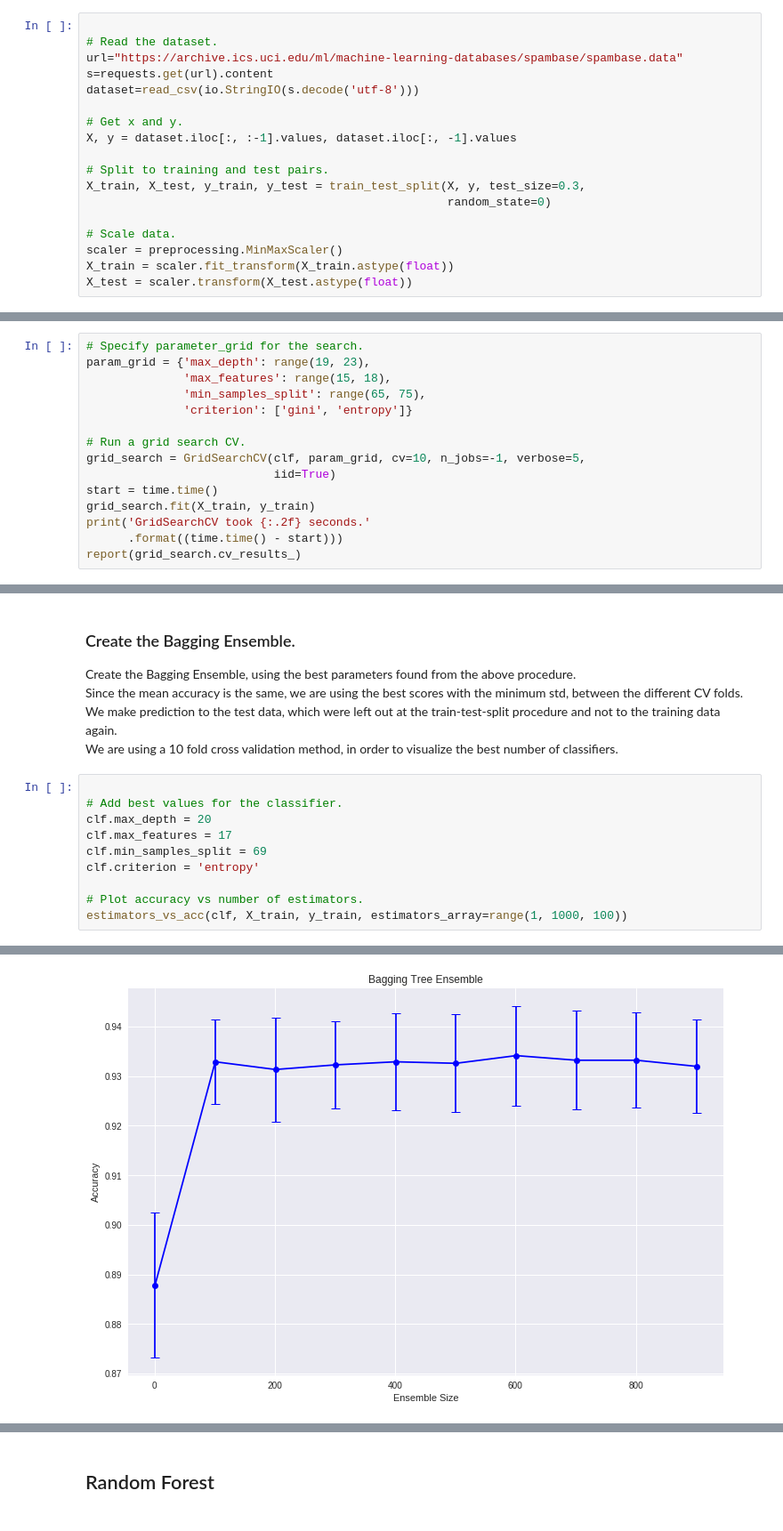
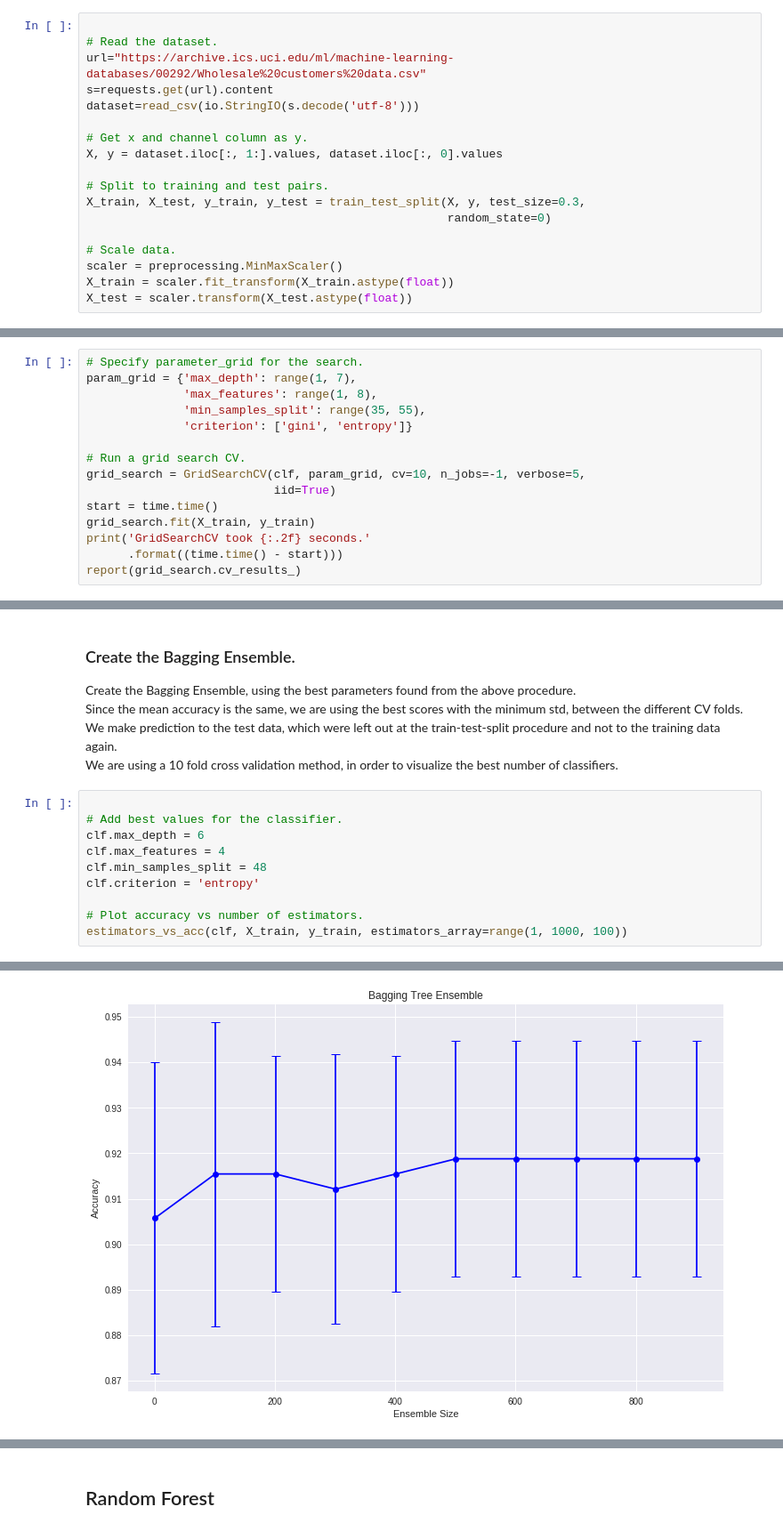
Before and after one commit to Adamantios/Ensembles-CSL-Imb_Learning-Models_Comparison, a Jupyter notebook: PartA.ipynb, the cells around one changed output, grey strips where cells are left out. Shown at 89% size. Drawn from its saved outputs; the diff is of its cells as text.

```diff
--- a/PartA.ipynb
+++ b/PartA.ipynb
@@ -3961,12 +3984,12 @@ F1             0.9331
 # %%
 
 # Read the dataset.
-url="https://archive.ics.uci.edu/ml/machine-learning-databases/spambase/spambase.data"
+url="https://archive.ics.uci.edu/ml/machine-learning-databases/00292/Wholesale%20customers%20data.csv"
 s=requests.get(url).content
 dataset=read_csv(io.StringIO(s.decode('utf-8')))
 
-# Get x and y.
-X, y = dataset.iloc[:, :-1].values, dataset.iloc[:, -1].values
+# Get x and channel column as y.
+X, y = dataset.iloc[:, 1:].values, dataset.iloc[:, 0].values
 
 # Split to training and test pairs.
 X_train, X_test, y_train, y_test = train_test_split(X, y, test_size=0.3,
@@ -4025,9 +4051,9 @@ Parameters: {'criterion': 'entropy', 'max_depth': 21, 'max_features': 17, 'min_s
 Run a Grid search, using 10 fold cross validation for the area around the best results found with the Random Search.
 # %%
 # Specify parameter_grid for the search.
-param_grid = {'max_depth': range(19, 23),
-              'max_features': range(15, 18),
-              'min_samples_split': range(65, 75),
+param_grid = {'max_depth': range(1, 7),
+              'max_features': range(1, 8),
+              'min_samples_split': range(35, 55),
               'criterion': ['gini', 'entropy']}
 
 # Run a grid search CV.
@@ -4066,9 +4097,9 @@ We are using a 10 fold cross validation method, in order to visualize the best n
 # %%
 
 # Add best values for the classifier.
-clf.max_depth = 20
-clf.max_features = 17
-clf.min_samples_split = 69
+clf.max_depth = 6
+clf.max_features = 4
+clf.min_samples_split = 48
 clf.criterion = 'entropy'
 
 # Plot accuracy vs number of estimators.
@@ -4097,4 +4128,4 @@ estimators_vs_acc(clf, X_train, y_train, estimators_array=range(1, 1000, 100))
-[figure, old version]
+[figure, new version]
 # %% [markdown]
 ### Predict
 Predict using the best number of classifiers, based on the previous cross validation method.
```
Also changed, not shown: parts of 38 cells of this notebook.
